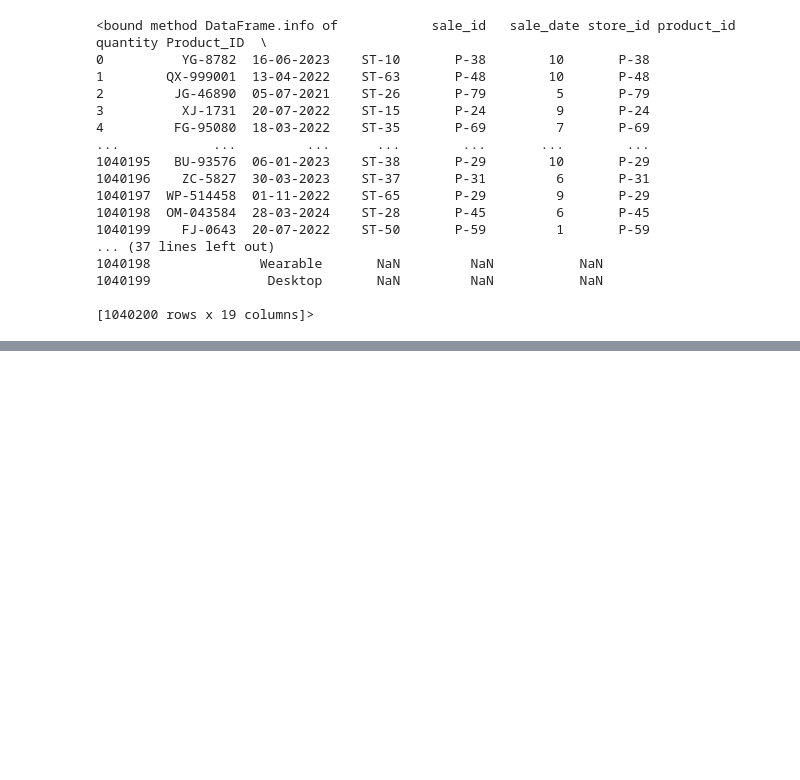
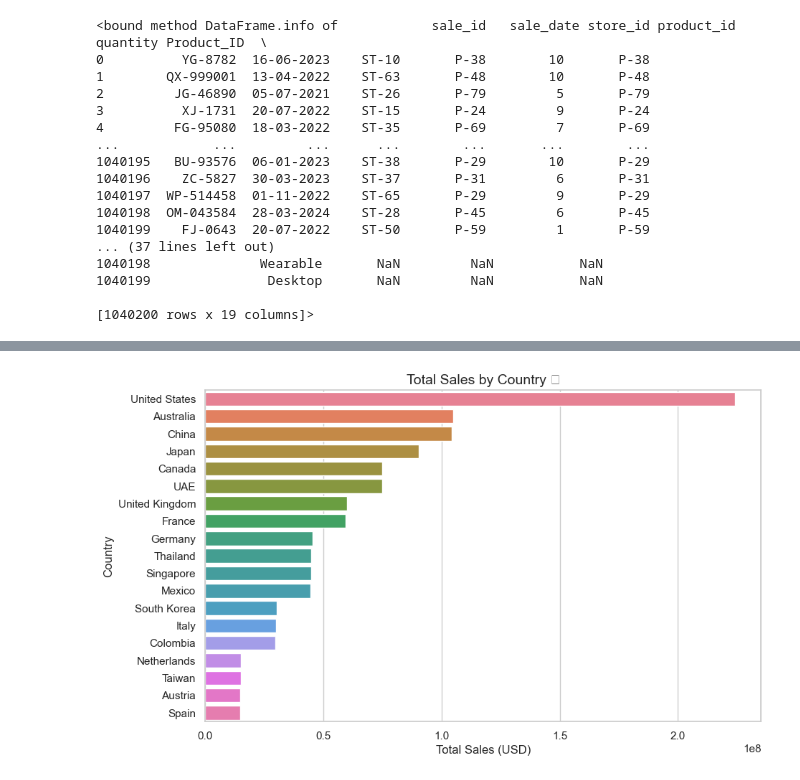
Before and after one commit to AliSherif2303/Apple-Retail-Sales-Forcasting, a Jupyter notebook: notebooks/01_data_loading_and_merging.ipynb, the cells around one changed output, grey strips where cells are left out. Cells and saved outputs as stored; diff of their text form; code cells hidden in the pictures; blank space fills up the shorter version.

Commit message:
Added new analysis visualizations and preprocessing updates

```diff
--- a/notebooks/01_data_loading_and_merging.ipynb
+++ b/notebooks/01_data_loading_and_merging.ipynb
@@ -39,0 +64,14 @@ mf.info
+# %%
+# 👀 عرض الأعمدة الأصلية
+print("🔹 Original columns:")
+print(mf.columns.tolist())
+
+# ✅ توحيد أسماء الأعمدة (lowercase + إزالة المسافات)
+mf.columns = mf.columns.str.strip().str.lower()
+
+# ✅ إزالة الأعمدة المكررة بعد التوحيد
+mf = mf.loc[:, ~mf.columns.duplicated()]
+
+# 👀 عرض الأعمدة بعد التنظيف
+print("\n✅ Cleaned column names:")
+print(mf.columns.tolist())
@@ -39,0 +84,19 @@ mf.info
+# %%
+import pandas as pd
+import matplotlib.pyplot as plt
+import seaborn as sns
+
+# إعداد المظهر العام للرسومات
+sns.set(style="whitegrid", palette="pastel")
+plt.rcParams['figure.figsize'] = (10,6)
+# %%
+sales_by_country = mf.groupby('country')['price'].sum().sort_values(ascending=False)
+
+plt.figure(figsize=(10,6))
+sns.barplot(x=sales_by_country.values, y=sales_by_country.index, hue=sales_by_country.index, dodge=False, legend=False)
+plt.title("Total Sales by Country 🌍", fontsize=14)
+plt.xlabel("Total Sales (USD)")
+plt.ylabel("Country")
+plt.show()
+# %% [output]
+[figure, added]
```
Also changed, not shown: parts of 14 cells of this notebook.
